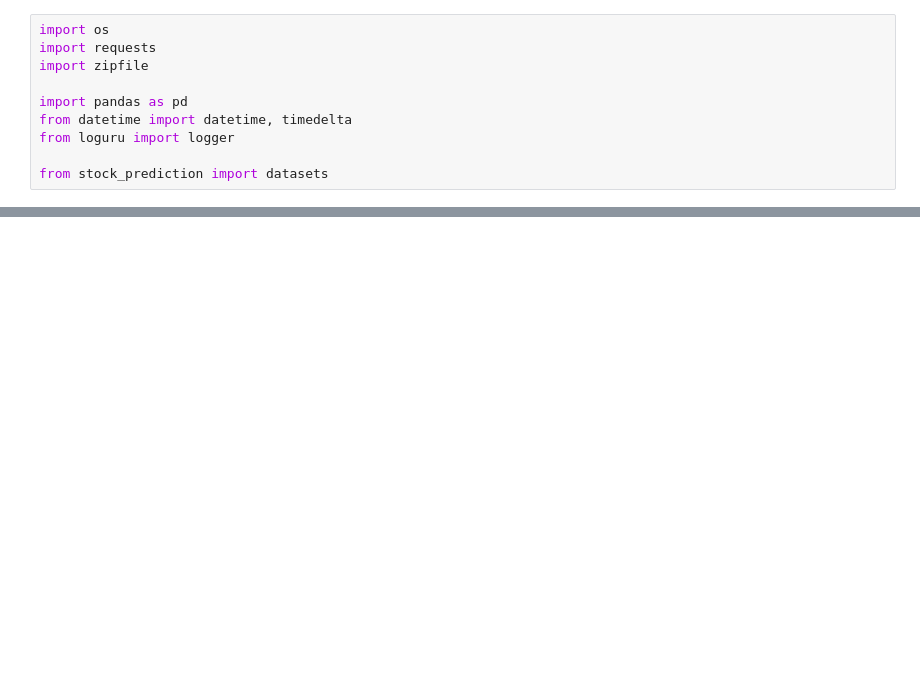
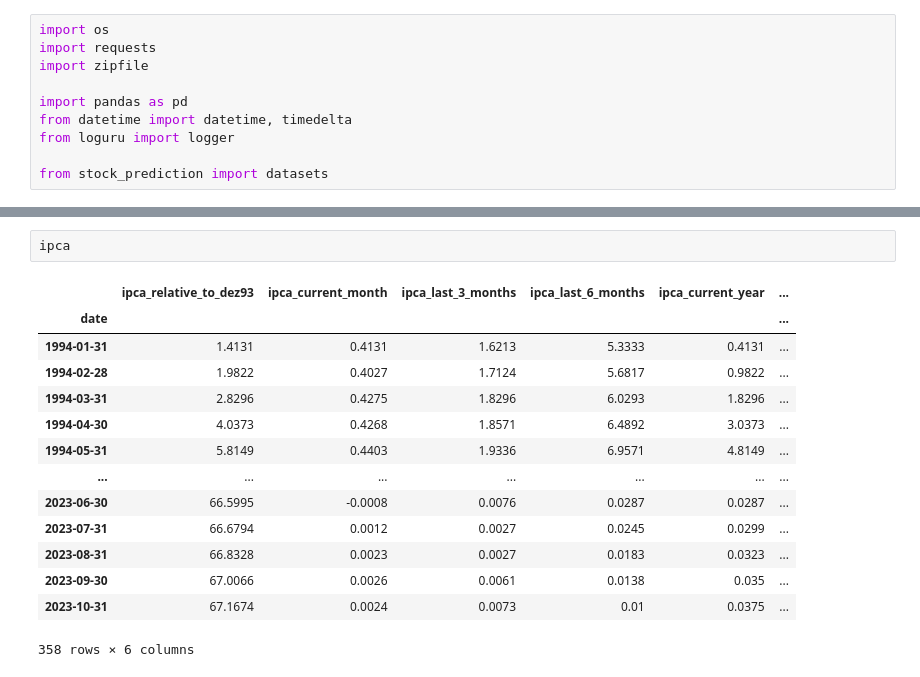
Before and after one commit to emdemor/stock-market-forecasting, a Jupyter notebook: notebooks/notebook.ipynb, the cells around one changed output, grey strips where cells are left out. Cells and saved outputs as stored; diff of their text form; blank space fills up the shorter version.

```diff
--- a/notebooks/notebook.ipynb
+++ b/notebooks/notebook.ipynb
@@ -43 +55,18 @@ dtype: object
+# %%
+ipca
+# %% [output]
+|  | ipca_relative_to_dez93 | ipca_current_month | ipca_last_3_months | ipca_last_6_months | ipca_current_year | ... |
+| date |  |  |  |  |  | ... |
+| 1994-01-31 | 1.4131 | 0.4131 | 1.6213 | 5.3333 | 0.4131 | ... |
+| 1994-02-28 | 1.9822 | 0.4027 | 1.7124 | 5.6817 | 0.9822 | ... |
+| 1994-03-31 | 2.8296 | 0.4275 | 1.8296 | 6.0293 | 1.8296 | ... |
+| 1994-04-30 | 4.0373 | 0.4268 | 1.8571 | 6.4892 | 3.0373 | ... |
+| 1994-05-31 | 5.8149 | 0.4403 | 1.9336 | 6.9571 | 4.8149 | ... |
+| ... | ... | ... | ... | ... | ... | ... |
+| 2023-06-30 | 66.5995 | -0.0008 | 0.0076 | 0.0287 | 0.0287 | ... |
+| 2023-07-31 | 66.6794 | 0.0012 | 0.0027 | 0.0245 | 0.0299 | ... |
+| 2023-08-31 | 66.8328 | 0.0023 | 0.0027 | 0.0183 | 0.0323 | ... |
+| 2023-09-30 | 67.0066 | 0.0026 | 0.0061 | 0.0138 | 0.035 | ... |
+| 2023-10-31 | 67.1674 | 0.0024 | 0.0073 | 0.01 | 0.0375 | ... |
+358 rows × 6 columns
 # %%
```
Also changed, not shown: parts of 44 cells of this notebook.
